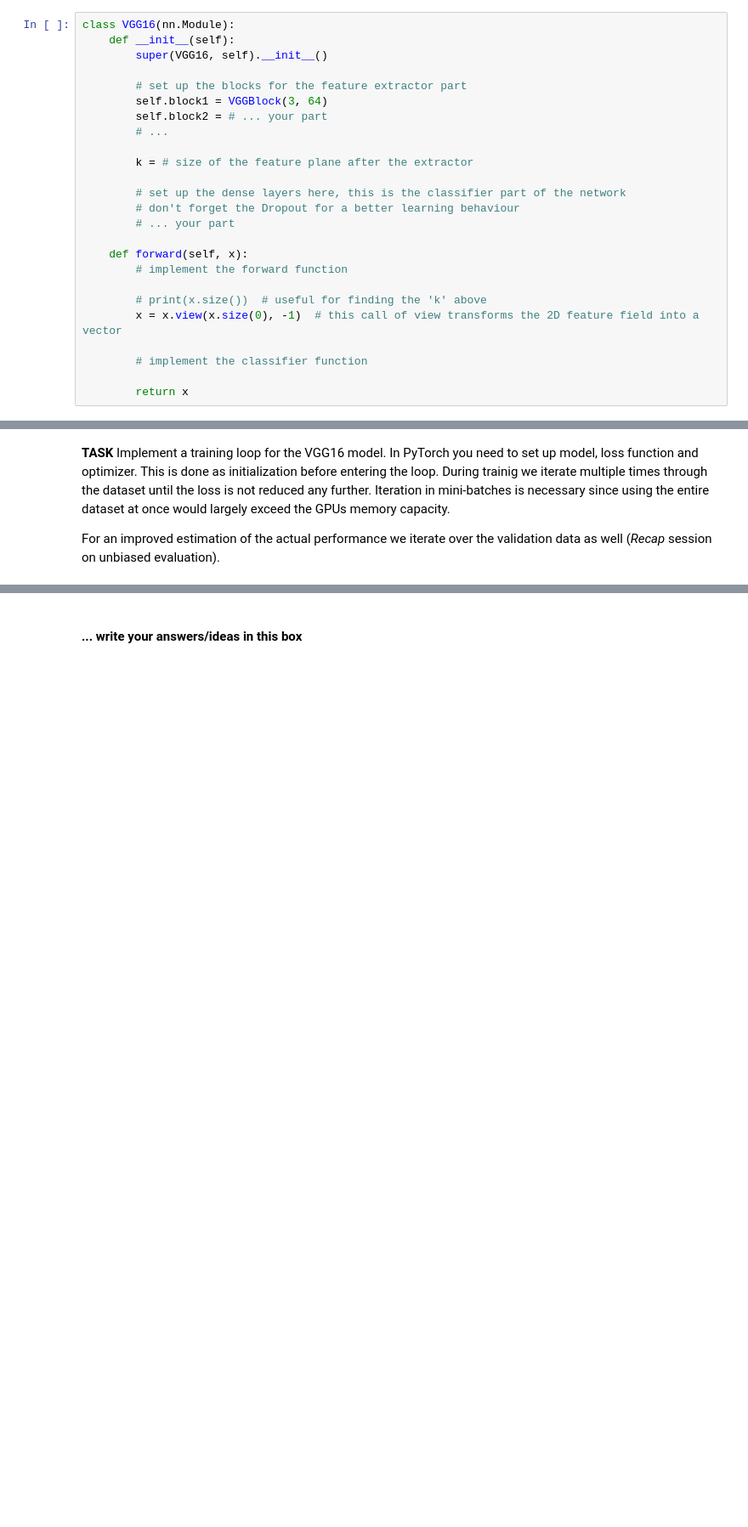
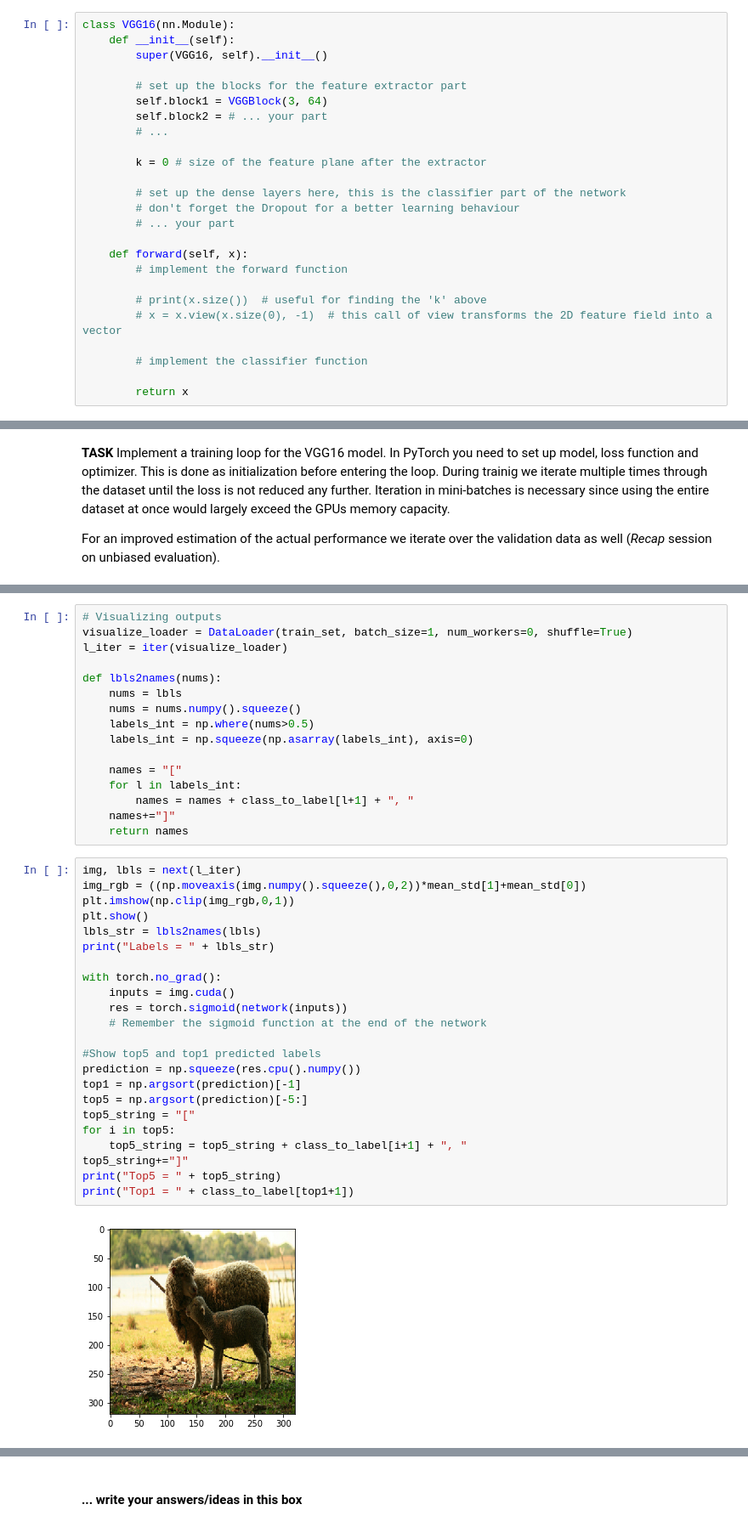
Before and after one commit to ErikFleischhauer/MLL, a Jupyter notebook: Notebooks/7_DeepLearning/7_DeepLearning_students.ipynb, the cells around one changed output, grey strips where cells are left out. Shown: that part at 85% size. Saved outputs shown, nothing was run; the diff lists cells and outputs as text; blank space fills up the shorter version.

```diff
--- a/Notebooks/7_DeepLearning/7_DeepLearning_students.ipynb
+++ b/Notebooks/7_DeepLearning/7_DeepLearning_students.ipynb
@@ -125,7 +128,7 @@ class VGG16(nn.Module):
         self.block2 = # ... your part
         # ...
 
-        k = # size of the feature plane after the extractor
+        k = 0 # size of the feature plane after the extractor
 
         # set up the dense layers here, this is the classifier part of the network
         # don't forget the Dropout for a better learning behaviour
@@ -135,7 +138,7 @@ class VGG16(nn.Module):
         # implement the forward function
 
         # print(x.size())  # useful for finding the 'k' above
-        x = x.view(x.size(0), -1)  # this call of view transforms the 2D feature field into a vector
+        # x = x.view(x.size(0), -1)  # this call of view transforms the 2D feature field into a vector
 
         # implement the classifier function
 
@@ -248,0 +253,41 @@ Verification is important! To assess the quality of the model we have to find su
+# %%
+# Visualizing outputs
+visualize_loader = DataLoader(train_set, batch_size=1, num_workers=0, shuffle=True)
+l_iter = iter(visualize_loader)
+
+def lbls2names(nums):
+    nums = lbls
+    nums = nums.numpy().squeeze()
+    labels_int = np.where(nums>0.5)
+    labels_int = np.squeeze(np.asarray(labels_int), axis=0)
+
+    names = "["
+    for l in labels_int:
+        names = names + class_to_label[l+1] + ", "
+    names+="]"
+    return names
+# %%
+img, lbls = next(l_iter)
+img_rgb = ((np.moveaxis(img.numpy().squeeze(),0,2))*mean_std[1]+mean_std[0])
+plt.imshow(np.clip(img_rgb,0,1))
+plt.show()
+lbls_str = lbls2names(lbls)
+print("Labels = " + lbls_str)
+
+with torch.no_grad():
+    inputs = img.cuda()
+    res = torch.sigmoid(network(inputs))
+    # Remember the sigmoid function at the end of the network
+
+#Show top5 and top1 predicted labels
+prediction = np.squeeze(res.cpu().numpy())
+top1 = np.argsort(prediction)[-1]
+top5 = np.argsort(prediction)[-5:]
+top5_string = "["
+for i in top5:
+    top5_string = top5_string + class_to_label[i+1] + ", "
+top5_string+="]"
+print("Top5 = " + top5_string)
+print("Top1 = " + class_to_label[top1+1])
+# %% [output]
+[figure, added]
```
Also changed, not shown: parts of 23 cells of this notebook, 3 other files.
